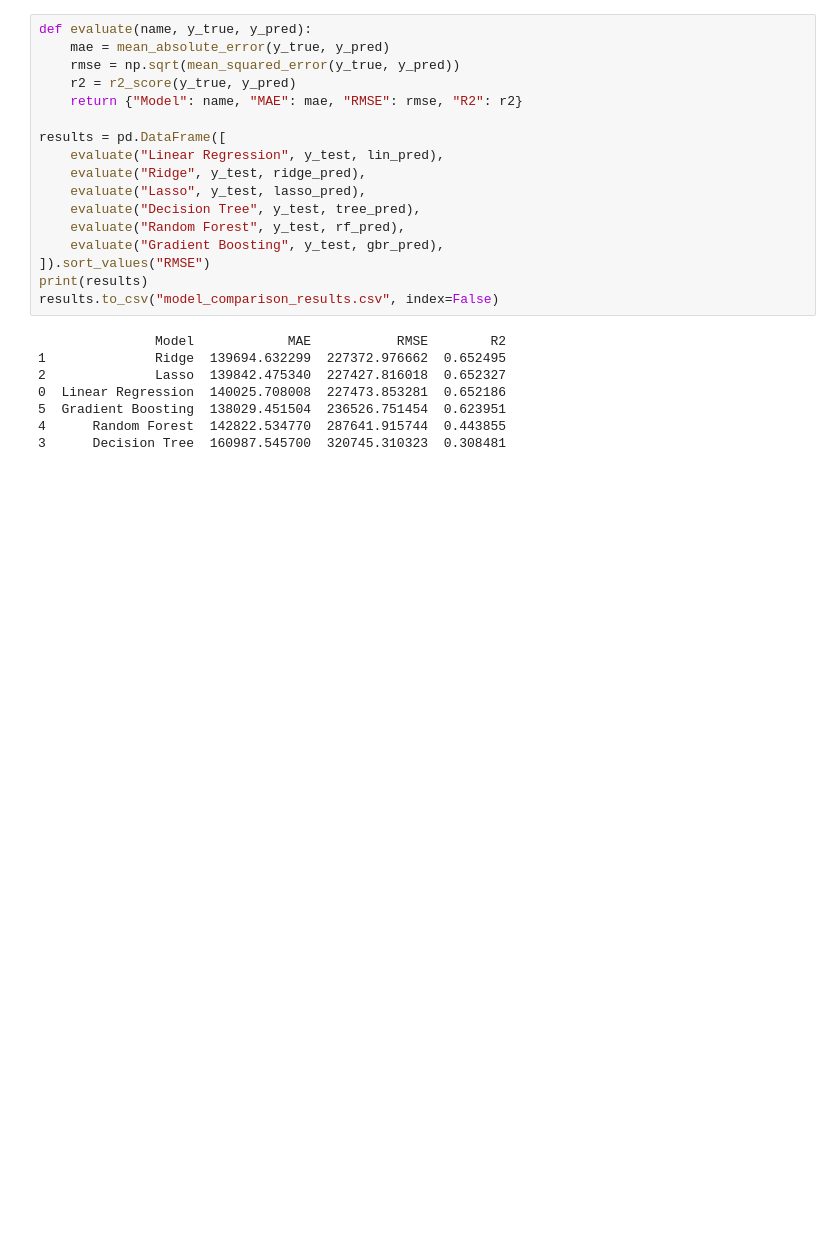
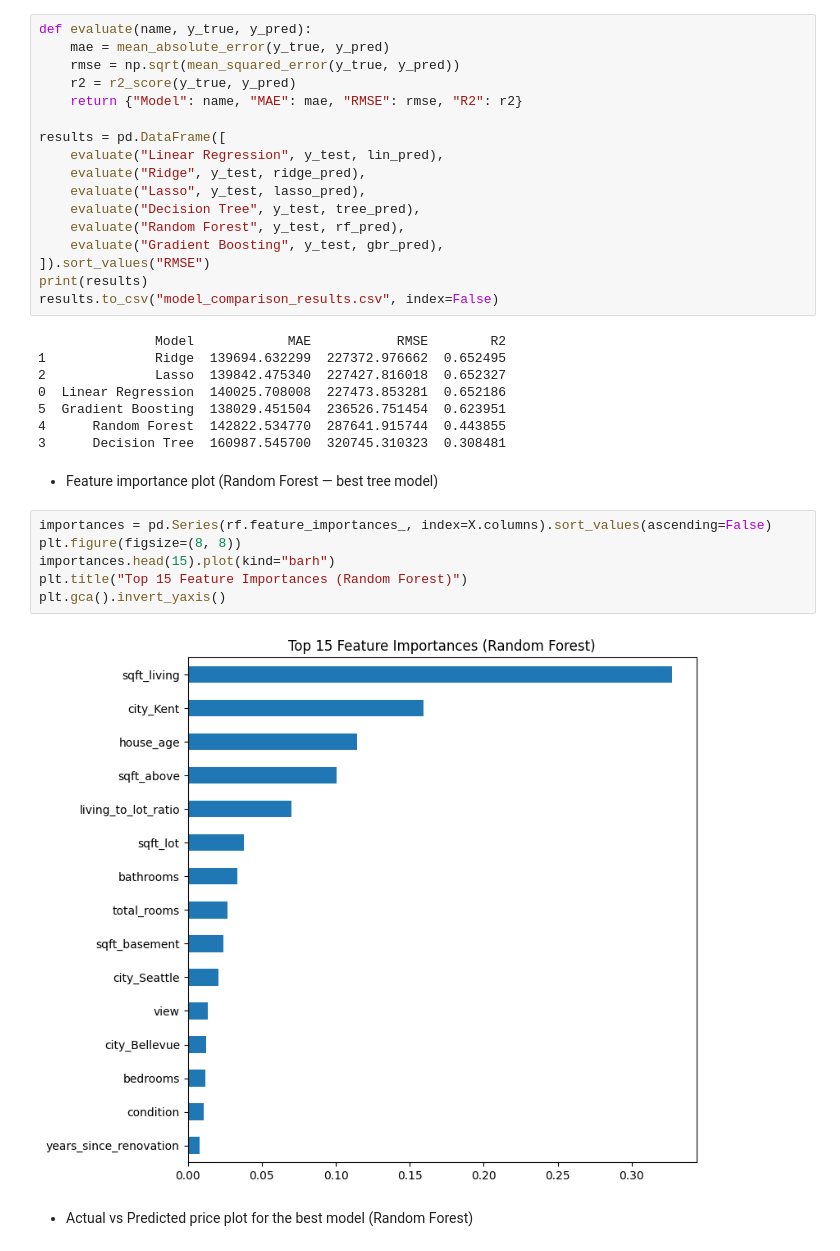
Before and after one commit to geershatisaxena/House-Price-Predictor, a Jupyter notebook: house prediction.ipynb, the cells around one changed output. Cells and saved outputs as stored; diff of their text form; blank space fills up the shorter version.

```diff
--- a/house prediction.ipynb
+++ b/house prediction.ipynb
@@ -583,3 +583,15 @@ results.to_csv("model_comparison_results.csv", index=False)
 5  Gradient Boosting  138029.451504  236526.751454  0.623951
 4      Random Forest  142822.534770  287641.915744  0.443855
 3      Decision Tree  160987.545700  320745.310323  0.308481
+# %% [markdown]
+- Feature importance plot (Random Forest — best tree model)
+# %%
+importances = pd.Series(rf.feature_importances_, index=X.columns).sort_values(ascending=False)
+plt.figure(figsize=(8, 8))
+importances.head(15).plot(kind="barh")
+plt.title("Top 15 Feature Importances (Random Forest)")
+plt.gca().invert_yaxis()
+# %% [output]
+[figure, added]
+# %% [markdown]
+- Actual vs Predicted price plot for the best model (Random Forest)
```
Also changed, not shown: parts of 1 cell of this notebook.
